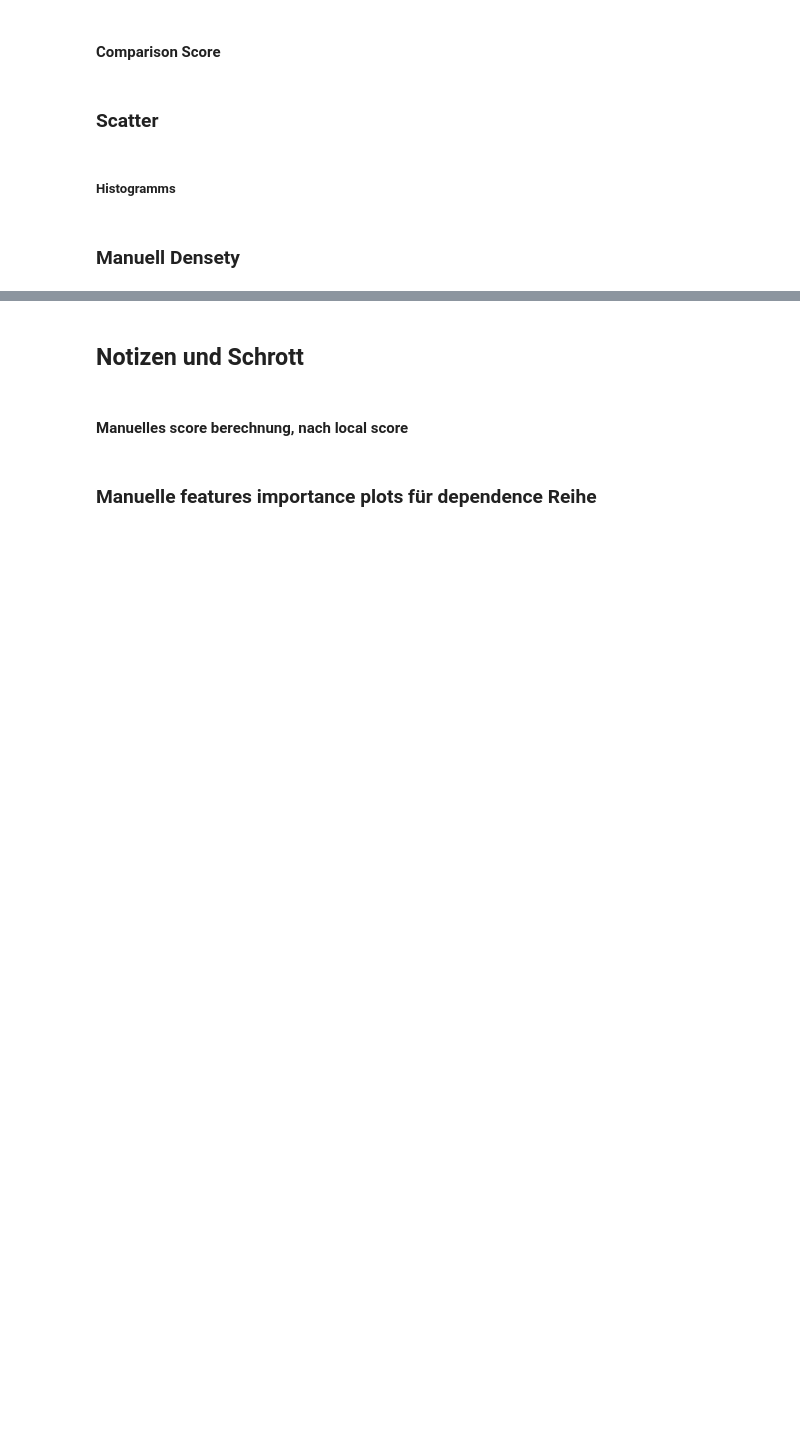
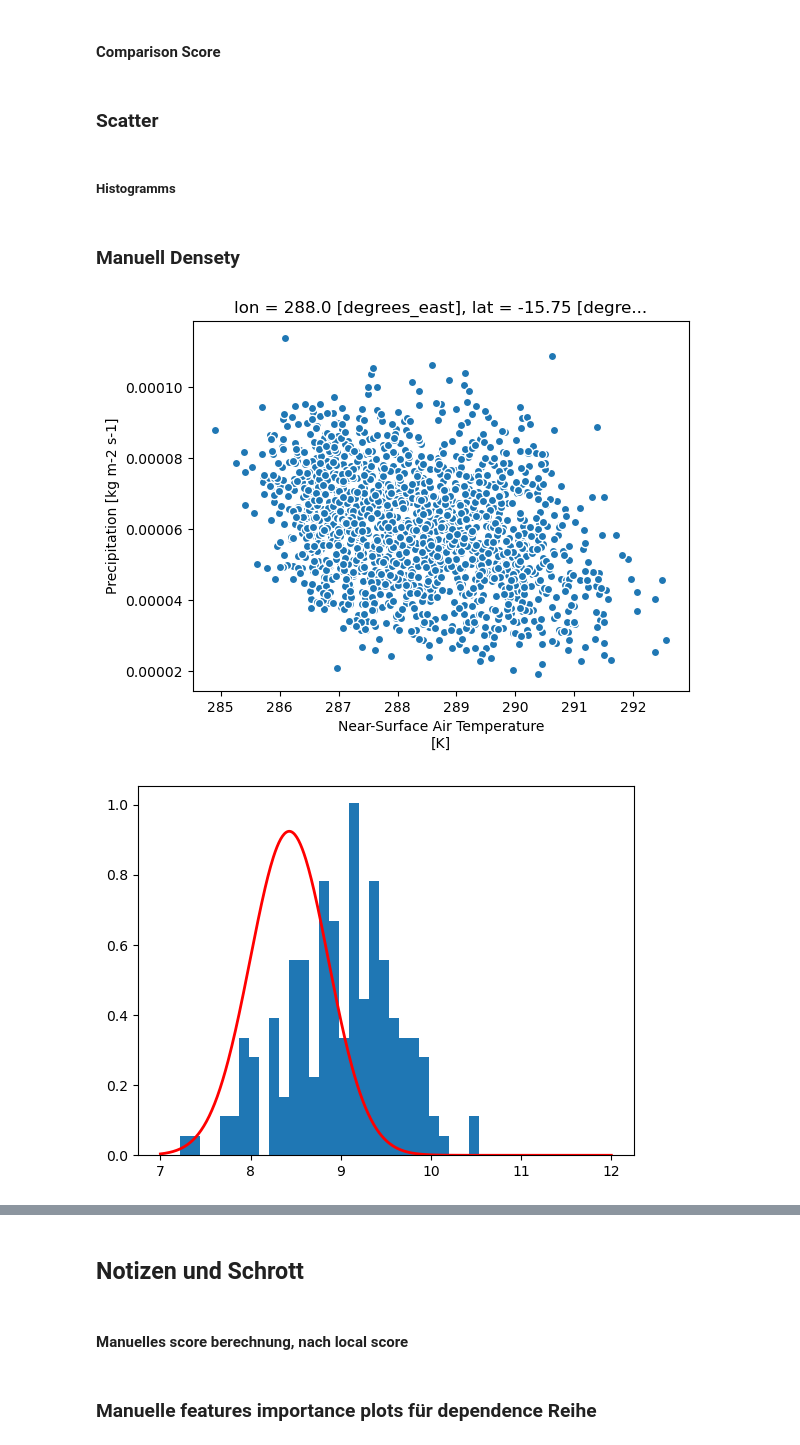
Before and after one commit to pjunghans1234/bachelorarbeit, a Jupyter notebook: Play_forest_regressor.ipynb, the cells around one changed output, grey strips where cells are left out. Drawn from its saved outputs; the diff is of its cells as text; code cells hidden in the pictures; blank space fills up the shorter version.

Commit message:
distribution predictor

```diff
--- a/Play_forest_regressor.ipynb
+++ b/Play_forest_regressor.ipynb
@@ -59,22 +60,2 @@ importlib.reload(Play.distribution_analise)
 # %% [markdown]
 ### Werkbank
-# %%
-importlib.reload(Play.distribution_analise)
-importlib.reload(Play.shape_data)
-
-lin_regr = Play.distribution_analise.single_total_histogramm_res(number_of_runs=3)
-
-scen = "historical"
-var = "mrsol"
-lat_idx = 16
-lon_idx = 32
-depth = 0
-r = 0,
-mon = 1
-hist = 1
-number_of_runs = 3
-
-start = "1850-01-01"
-end = "1900-01-01"
-
-Play.shape_data.create_residuals(lin_regr,scen = scen, output_var = var,lat_idx = lat_idx,lon_idx = lon_idx,depth = depth, r = r,start = start, end = end, Month_idx = mon, hist = hist, number_of_runs = 3)
@@ -505,21 +495,26 @@ plt.show()
 
 Play.plot_one_var.save_plot(plt,var="mrsol", scen= "scen",name = "historical_density_estimation")
 # %%
-residuals = Play.distribution_analise.single_total_histogramm_res(number_of_runs=3)
-fig, ax = Play.distribution_analise.single_total_histogramm_plot(residuals)
+### ToDo checken ob, wirklich die Szenarien so verhalten wie sie sollen
 
-lin_regr = Play.distribution_analise.single_total_histogramm_regr(number_of_runs=3)
+hist_result = Play.distribution_analise.single_total_histogramm(run_idx=1, min_run_idx = 2, max_run_idx = 11)
+residuals = hist_result[1]
+
+fig, ax = hist_result[2],hist_result[3]
+
+lin_regr =hist_result[0]
 residuals
-importlib.reload(Play.shape_data)
+
 input,  res = Play.shape_data.res_to_features(residuals)
 input
 res
+
 var_regr = LinearRegression()
 var_regr.fit(input,res**2)
 
-watcha_watcha_tas = Play.shape_data.make_concat_set(start_idx=3, scen = "ssp585")
-watcha_watcha_pr = Play.shape_data.make_concat_set(start_idx=3,var="pr", scen = "ssp585")
-watcha_watcha_mrsol = Play.shape_data.make_concat_set(start_idx=3,var = "mrsol", scen = "ssp585")
+watcha_watcha_tas = Play.shape_data.make_concat_set(min_run_idx=11,max_run_idx=31, scen = "ssp585")
+watcha_watcha_pr = Play.shape_data.make_concat_set(min_run_idx=11,max_run_idx=31,var="pr", scen = "ssp585")
+watcha_watcha_mrsol = Play.shape_data.make_concat_set(min_run_idx=11,max_run_idx=31,var = "mrsol", scen = "ssp585")
 data_tree = xr.DataTree()
 
 watcha_watcha_mrsol = Play.shape_data.prune_group_ds_timespan(watcha_watcha_mrsol, Month_idx = 1, start = "2014-01-01", end = "2100-01-01")
@@ -537,11 +532,11 @@ watcha_watcha_pr = watcha_watcha_pr.isel(lat = 16, lon = 32)
 
 watcha_watcha_pr = watcha_watcha_pr.drop_vars(["height", "time_bnds", "file_qf","depth_bnds"], errors="ignore")
 
+
 data_tree = xr.DataTree()
 data_tree["real"] = xr.DataTree(watcha_watcha_mrsol)
 data_tree["tas"] = xr.DataTree(watcha_watcha_tas)
 data_tree["pr"] = xr.DataTree(watcha_watcha_pr)
-
 
 watcha_watcha = xr.merge([subtree.to_dataset() for subtree in data_tree.subtree if not subtree.is_empty])
 
@@ -550,36 +545,40 @@ plt.close("all")
 xr.plot.scatter(watcha_watcha, x="tas", y = "pr", cmap = "viridis")
 plt.show()
 plt.close("all")
 
 
 mask = (
         (watcha_watcha["tas"] >= 288.5) &
         (watcha_watcha["tas"] < 289.5) &
         (watcha_watcha["pr"] >= 0.00005) &
         (watcha_watcha["pr"] < 0.00007)
                 )
 
 mrsol_values = watcha_watcha["mrsol"].where(mask).values.flatten()
 tas_values = watcha_watcha["tas"].where(mask).values.flatten()
 pr_values = watcha_watcha["pr"].where(mask).values.flatten()
 
 mrsol_values = mrsol_values[np.isfinite(mrsol_values)]
 tas_values = tas_values[np.isfinite(tas_values)]
 pr_values = pr_values[np.isfinite(pr_values)]
 
+
 input = np.array([tas_values,pr_values]).T
 input
+
 mrsol_values
 plt.close("all")
-plt.hist(mrsol_values, bins=30,density=True)
-plt.close("all")
-plt.hist(mrsol_values, bins=30,density=True)
+fig, ax = plt.subplots()
+ax.hist(mrsol_values, bins=30,density=True)
 
 x_pdf = np.linspace(7, 12, 500)
 norm_pdf = norm.pdf(x_pdf,lin_regr.predict([[288,0.00006]])[0] ,np.sqrt(var_regr.predict([[288,0.00006]])[0]))
 
 
-plt.plot(x_pdf, norm_pdf, 'r-', lw=2)
-plt.show()
+ax.plot(x_pdf, norm_pdf, 'r-', lw=2)
+fig.show()
 
-Play.plot_one_var.save_plot(plt,var="mrsol", scen= "mixed",name = "ssp585_density_estimation")
+Play.plot_one_var.save_plot(fig, var="mrsol", scen= "mixed",folder="manuel_density",name = "ssp585_density_estimated_on_historical")
+# %% [output]
+[figure, added]
+[figure, added]
```
Also changed, not shown: parts of 8 cells of this notebook, 5 other files.
